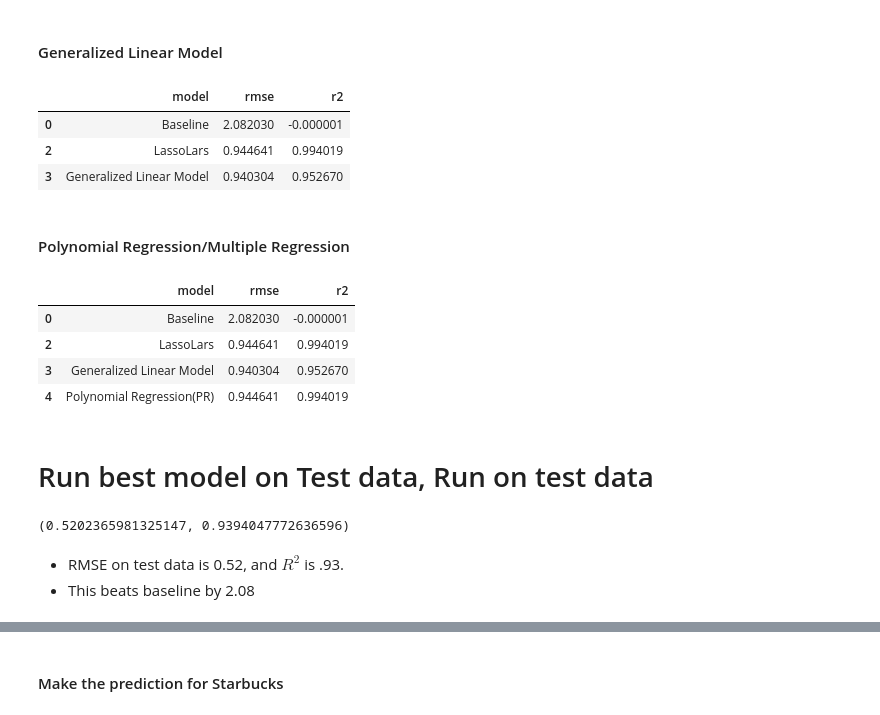
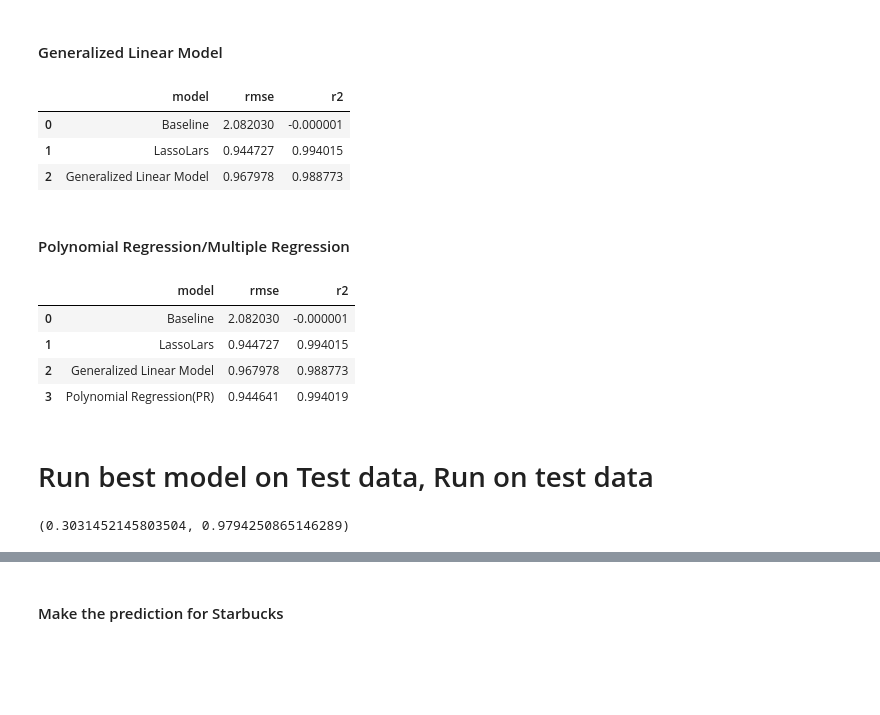
Before and after one commit to Project-Apollo-Forecast/Project-Apollo, a Jupyter notebook: Combined_MVP.ipynb, the cells around one changed output, grey strips where cells are left out. Drawn from its saved outputs; the diff is of its cells as text; code cells hidden in the pictures; blank space fills up the shorter version.

```diff
--- a/Combined_MVP.ipynb
+++ b/Combined_MVP.ipynb
@@ -326,32 +323,29 @@ starbucks_metrics_df
 #### Generalized Linear Model
 # %%
 # Call GLM model for Starbucks
-starbucks_metrics_df, best_model = m.starbucks_Generalized_Linear_Model(X_train_scaled, X_test_scaled, y_train, y_test, starbucks_metrics_df)
+starbucks_metrics_df = m.starbucks_Generalized_Linear_Model(X_train_scaled, y_train, starbucks_metrics_df)
 starbucks_metrics_df
 # %% [output]
 |  | model | rmse | r2 |
 | 0 | Baseline | 2.082030 | -0.000001 |
-| 2 | LassoLars | 0.944641 | 0.994019 |
-| 3 | Generalized Linear Model | 0.940304 | 0.952670 |
+| 1 | LassoLars | 0.944727 | 0.994015 |
+| 2 | Generalized Linear Model | 0.967978 | 0.988773 |
 # %% [markdown]
 #### Polynomial Regression/Multiple Regression
 # %%
 # Call polynomial regression function for Starbucks
-starbucks_metrics_df = m.starbucks_polynomial_regression(X_train_scaled, X_test_scaled, y_train, y_test, starbucks_metrics_df)
+starbucks_metrics_df, best_model = m.starbucks_polynomial_regression(X_train_scaled, y_train, starbucks_metrics_df)
 starbucks_metrics_df
 # %% [output]
 |  | model | rmse | r2 |
 | 0 | Baseline | 2.082030 | -0.000001 |
-| 2 | LassoLars | 0.944641 | 0.994019 |
-| 3 | Generalized Linear Model | 0.940304 | 0.952670 |
-| 4 | Polynomial Regression(PR) | 0.944641 | 0.994019 |
+| 1 | LassoLars | 0.944727 | 0.994015 |
+| 2 | Generalized Linear Model | 0.967978 | 0.988773 |
+| 3 | Polynomial Regression(PR) | 0.944641 | 0.994019 |
-# %% [markdown]
-# Run best model on Test data, Run on test data
-# %%
-rmse, r2 = m.best_model_on_test(X_test_scaled, best_model, y_test)
-rmse, r2
-# %% [output]
-(0.5202365981325147, 0.9394047772636596)
-# %% [markdown]
-- RMSE on test data is 0.52, and $R^2$ is .93.
-- This beats baseline by 2.08
+# %% [markdown]
+# Run best model on Test data, Run on test data
+# %%
+rmse, r2 = m.best_model_on_test(X_test_scaled, best_model, y_test)
+rmse, r2
+# %% [output]
+(0.3031452145803504, 0.9794250865146289)
```
Also changed, not shown: parts of 22 cells of this notebook, 1 other file.
